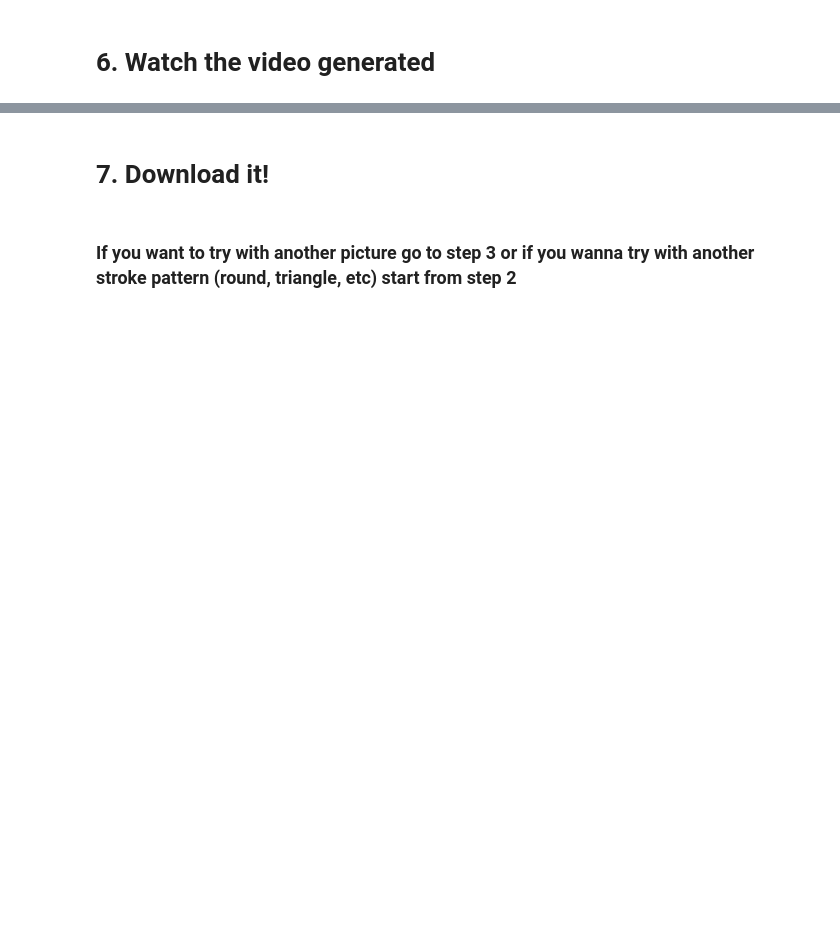
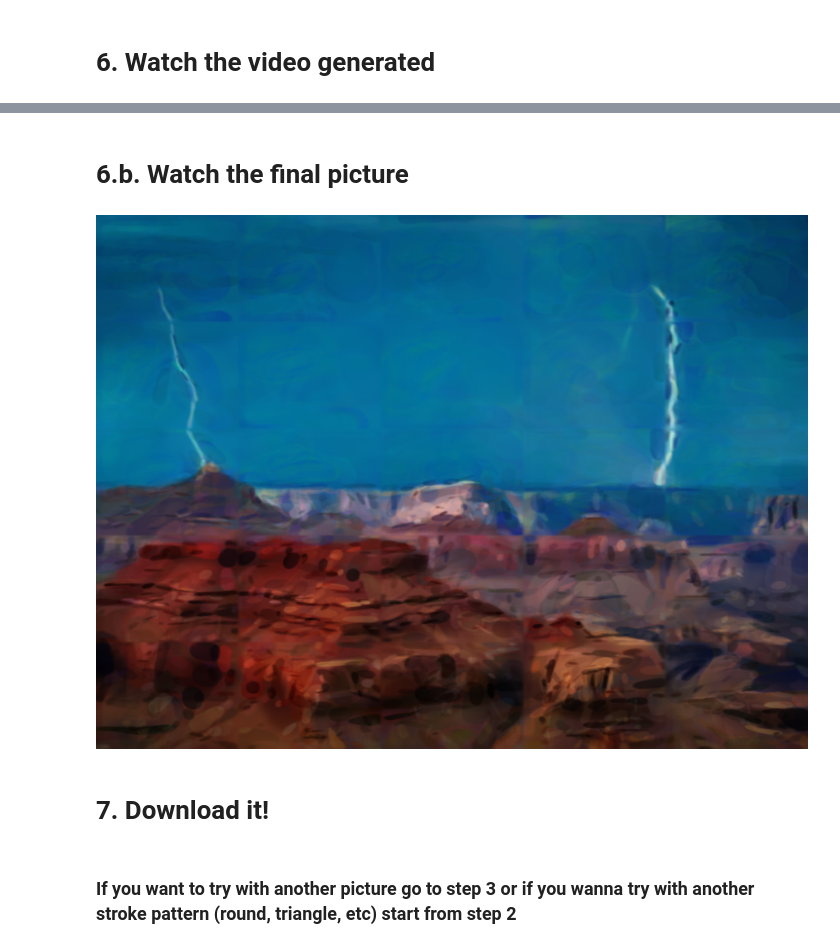
Before and after one commit to mrm8488/shared_colab_notebooks, a Jupyter notebook: custom_learningtopaint.ipynb, the cells around one changed output, grey strips where cells are left out. Drawn from its saved outputs; the diff is of its cells as text; code cells hidden in the pictures; blank space fills up the shorter version.

```diff
--- a/custom_learningtopaint.ipynb
+++ b/custom_learningtopaint.ipynb
@@ -105,3 +182,9 @@ display(mpy.ipython_display('video.mp4', height=256, max_duration=100.))
+# %% [markdown]
+# 6.b. Watch the final picture
+# %%
+display(Image('output/generated399.png'))
+# %% [output]
+[figure, added]
 # %% [markdown]
 # 7. Download it!
 # %%
```
Also changed, not shown: parts of 10 cells of this notebook.
